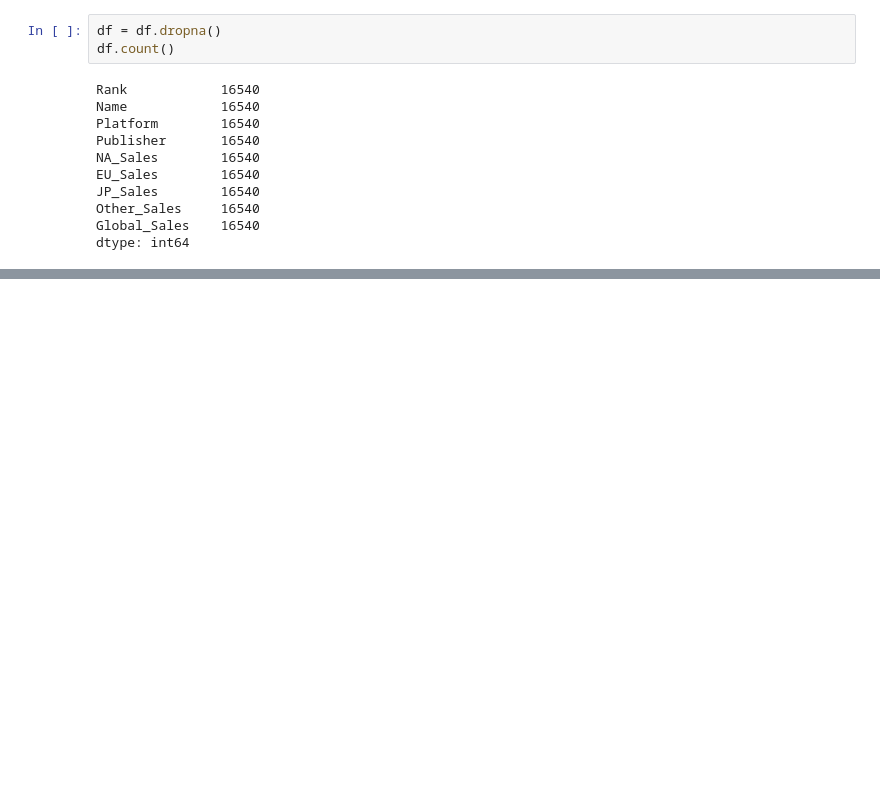
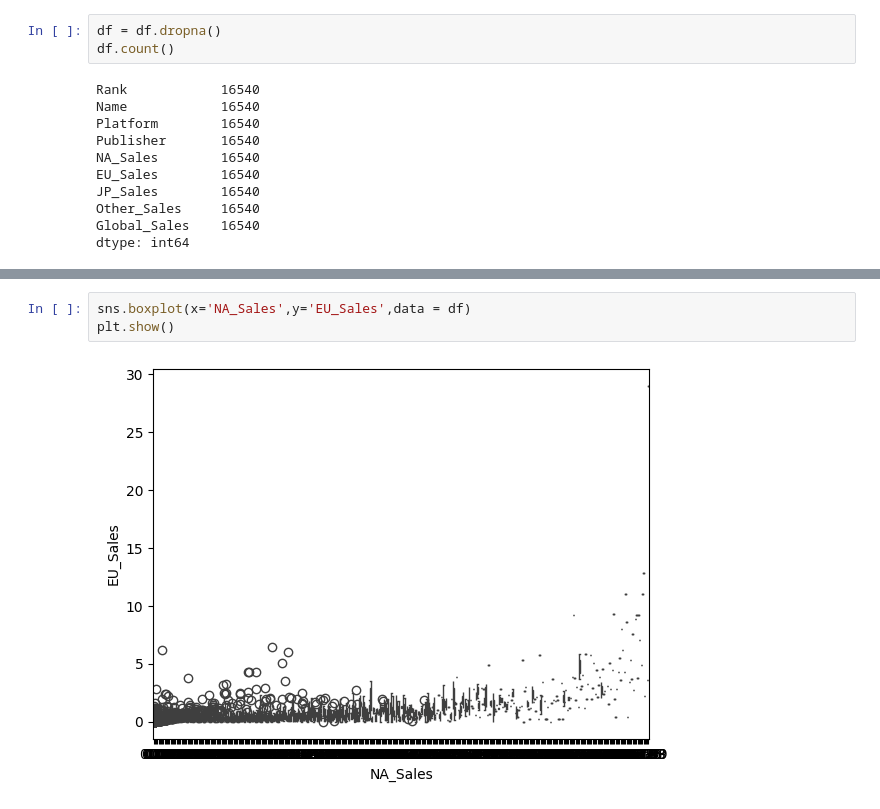
Before and after one commit to yharshityadav/ML-MODEL, a Jupyter notebook: Model.ipynb, the cells around one changed output, grey strips where cells are left out. Cells and saved outputs as stored; diff of their text form; blank space fills up the shorter version.

```diff
--- a/Model.ipynb
+++ b/Model.ipynb
@@ -123,0 +141,5 @@ dtype: int64
+# %%
+sns.boxplot(x='NA_Sales',y='EU_Sales',data = df)
+plt.show()
+# %% [output]
+[figure, added]
```
Also changed, not shown: parts of 11 cells of this notebook.
